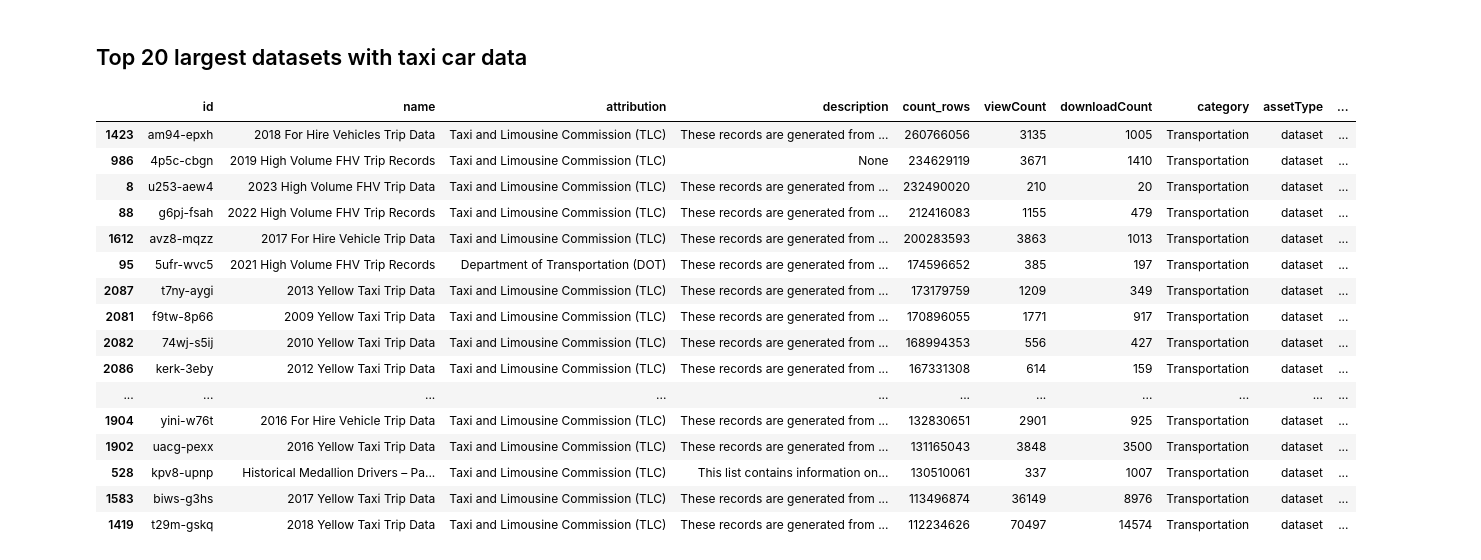
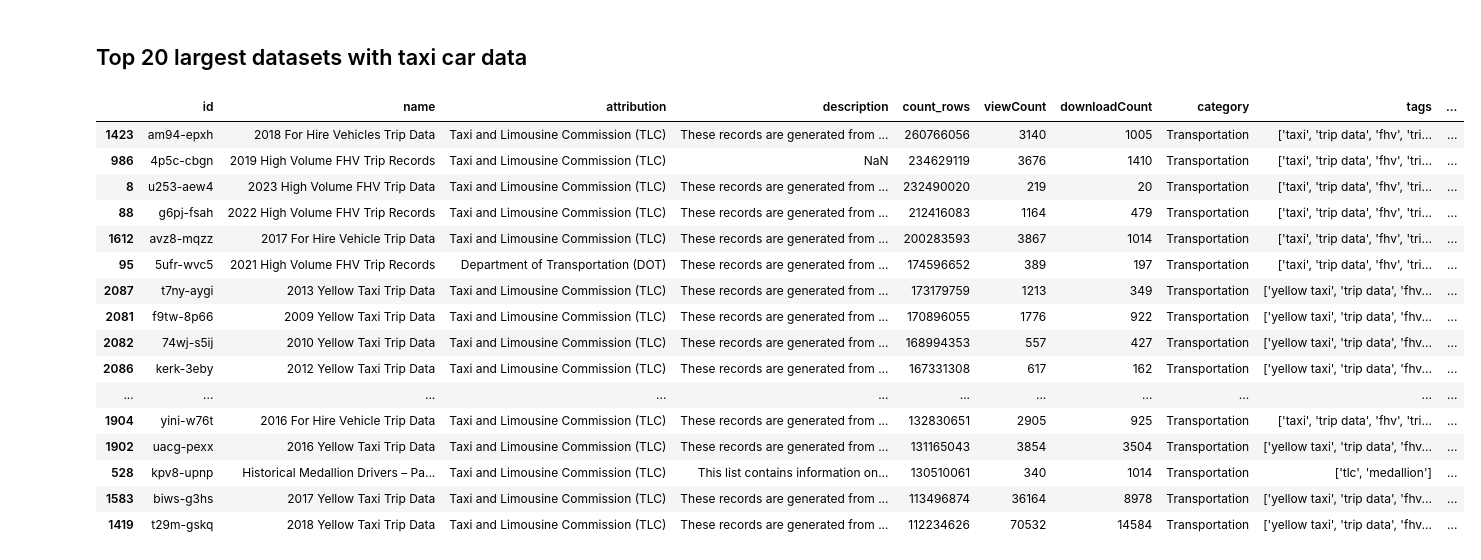
Before and after one commit to mebauer/nyc-open-bigdata, a Jupyter notebook: analysis.ipynb, the cells around one changed output. Drawn from its saved outputs; the diff is of its cells as text; code cells hidden in the pictures.

Commit message:
separate data wrangling from analysis

```diff
--- a/analysis.ipynb
+++ b/analysis.ipynb
@@ -81,0 +22,5 @@ Check row with null `count_rows`.
+# %%
+df = pd.read_csv('data/data.csv')
+
+print(df.shape)
+df.head()
@@ -94,5 +75,0 @@ Skip this dataset for now. However, we should confirm the dataset is functional
-# %%
-# fill null count_rows
-df['count_rows'] = df['count_rows'].fillna(0).astype(int)
-
-df.head()
@@ -531,32 +163,32 @@ taxi_car_data = [
 # %%
 # exclude these strings
 taxi_car_data = [
     'High Volume FHV Trip',
     'For Hire Vehicle',
     'Taxi Trip',
     'Medallion'
 ]
 
-(merged_df
- .loc[merged_df['name'].str.contains('|'.join(taxi_car_data))]
+(df
+ .loc[df['name'].str.contains('|'.join(taxi_car_data))]
  .sort_values(by='count_rows', ascending=False)
  .head(20)
 )
 # %% [output]
-|  | id | name | attribution | description | count_rows | viewCount | downloadCount | category | assetType | ... |
-| 1423 | am94-epxh | 2018 For Hire Vehicles Trip Data | Taxi and Limousine Commission (TLC) | These records are generated from ... | 260766056 | 3135 | 1005 | Transportation | dataset | ... |
-| 986 | 4p5c-cbgn | 2019 High Volume FHV Trip Records | Taxi and Limousine Commission (TLC) | None | 234629119 | 3671 | 1410 | Transportation | dataset | ... |
-| 8 | u253-aew4 | 2023 High Volume FHV Trip Data | Taxi and Limousine Commission (TLC) | These records are generated from ... | 232490020 | 210 | 20 | Transportation | dataset | ... |
-| 88 | g6pj-fsah | 2022 High Volume FHV Trip Records | Taxi and Limousine Commission (TLC) | These records are generated from ... | 212416083 | 1155 | 479 | Transportation | dataset | ... |
-| 1612 | avz8-mqzz | 2017 For Hire Vehicle Trip Data | Taxi and Limousine Commission (TLC) | These records are generated from ... | 200283593 | 3863 | 1013 | Transportation | dataset | ... |
-| 95 | 5ufr-wvc5 | 2021 High Volume FHV Trip Records | Department of Transportation (DOT) | These records are generated from ... | 174596652 | 385 | 197 | Transportation | dataset | ... |
-| 2087 | t7ny-aygi | 2013 Yellow Taxi Trip Data | Taxi and Limousine Commission (TLC) | These records are generated from ... | 173179759 | 1209 | 349 | Transportation | dataset | ... |
-| 2081 | f9tw-8p66 | 2009 Yellow Taxi Trip Data | Taxi and Limousine Commission (TLC) | These records are generated from ... | 170896055 | 1771 | 917 | Transportation | dataset | ... |
-| 2082 | 74wj-s5ij | 2010 Yellow Taxi Trip Data | Taxi and Limousine Commission (TLC) | These records are generated from ... | 168994353 | 556 | 427 | Transportation | dataset | ... |
-| 2086 | kerk-3eby | 2012 Yellow Taxi Trip Data | Taxi and Limousine Commission (TLC) | These records are generated from ... | 167331308 | 614 | 159 | Transportation | dataset | ... |
+|  | id | name | attribution | description | count_rows | viewCount | downloadCount | category | tags | ... |
+| 1423 | am94-epxh | 2018 For Hire Vehicles Trip Data | Taxi and Limousine Commission (TLC) | These records are generated from ... | 260766056 | 3140 | 1005 | Transportation | ['taxi', 'trip data', 'fhv', 'tri... | ... |
+| 986 | 4p5c-cbgn | 2019 High Volume FHV Trip Records | Taxi and Limousine Commission (TLC) | NaN | 234629119 | 3676 | 1410 | Transportation | ['taxi', 'trip data', 'fhv', 'tri... | ... |
+| 8 | u253-aew4 | 2023 High Volume FHV Trip Data | Taxi and Limousine Commission (TLC) | These records are generated from ... | 232490020 | 219 | 20 | Transportation | ['taxi', 'trip data', 'fhv', 'tri... | ... |
+| 88 | g6pj-fsah | 2022 High Volume FHV Trip Records | Taxi and Limousine Commission (TLC) | These records are generated from ... | 212416083 | 1164 | 479 | Transportation | ['taxi', 'trip data', 'fhv', 'tri... | ... |
+| 1612 | avz8-mqzz | 2017 For Hire Vehicle Trip Data | Taxi and Limousine Commission (TLC) | These records are generated from ... | 200283593 | 3867 | 1014 | Transportation | ['taxi', 'trip data', 'fhv', 'tri... | ... |
+| 95 | 5ufr-wvc5 | 2021 High Volume FHV Trip Records | Department of Transportation (DOT) | These records are generated from ... | 174596652 | 389 | 197 | Transportation | ['taxi', 'trip data', 'fhv', 'tri... | ... |
+| 2087 | t7ny-aygi | 2013 Yellow Taxi Trip Data | Taxi and Limousine Commission (TLC) | These records are generated from ... | 173179759 | 1213 | 349 | Transportation | ['yellow taxi', 'trip data', 'fhv... | ... |
+| 2081 | f9tw-8p66 | 2009 Yellow Taxi Trip Data | Taxi and Limousine Commission (TLC) | These records are generated from ... | 170896055 | 1776 | 922 | Transportation | ['yellow taxi', 'trip data', 'fhv... | ... |
+| 2082 | 74wj-s5ij | 2010 Yellow Taxi Trip Data | Taxi and Limousine Commission (TLC) | These records are generated from ... | 168994353 | 557 | 427 | Transportation | ['yellow taxi', 'trip data', 'fhv... | ... |
+| 2086 | kerk-3eby | 2012 Yellow Taxi Trip Data | Taxi and Limousine Commission (TLC) | These records are generated from ... | 167331308 | 617 | 162 | Transportation | ['yellow taxi', 'trip data', 'fhv... | ... |
 | ... | ... | ... | ... | ... | ... | ... | ... | ... | ... | ... |
-| 1904 | yini-w76t | 2016 For Hire Vehicle Trip Data | Taxi and Limousine Commission (TLC) | These records are generated from ... | 132830651 | 2901 | 925 | Transportation | dataset | ... |
-| 1902 | uacg-pexx | 2016 Yellow Taxi Trip Data | Taxi and Limousine Commission (TLC) | These records are generated from ... | 131165043 | 3848 | 3500 | Transportation | dataset | ... |
-| 528 | kpv8-upnp | Historical Medallion Drivers – Pa... | Taxi and Limousine Commission (TLC) | This list contains information on... | 130510061 | 337 | 1007 | Transportation | dataset | ... |
-| 1583 | biws-g3hs | 2017 Yellow Taxi Trip Data | Taxi and Limousine Commission (TLC) | These records are generated from ... | 113496874 | 36149 | 8976 | Transportation | dataset | ... |
-| 1419 | t29m-gskq | 2018 Yellow Taxi Trip Data | Taxi and Limousine Commission (TLC) | These records are generated from ... | 112234626 | 70497 | 14574 | Transportation | dataset | ... |
+| 1904 | yini-w76t | 2016 For Hire Vehicle Trip Data | Taxi and Limousine Commission (TLC) | These records are generated from ... | 132830651 | 2905 | 925 | Transportation | ['taxi', 'trip data', 'fhv', 'tri... | ... |
+| 1902 | uacg-pexx | 2016 Yellow Taxi Trip Data | Taxi and Limousine Commission (TLC) | These records are generated from ... | 131165043 | 3854 | 3504 | Transportation | ['yellow taxi', 'trip data', 'fhv... | ... |
+| 528 | kpv8-upnp | Historical Medallion Drivers – Pa... | Taxi and Limousine Commission (TLC) | This list contains information on... | 130510061 | 340 | 1014 | Transportation | ['tlc', 'medallion'] | ... |
+| 1583 | biws-g3hs | 2017 Yellow Taxi Trip Data | Taxi and Limousine Commission (TLC) | These records are generated from ... | 113496874 | 36164 | 8978 | Transportation | ['yellow taxi', 'trip data', 'fhv... | ... |
+| 1419 | t29m-gskq | 2018 Yellow Taxi Trip Data | Taxi and Limousine Commission (TLC) | These records are generated from ... | 112234626 | 70532 | 14584 | Transportation | ['yellow taxi', 'trip data', 'fhv... | ... |
```
Also changed, not shown: parts of 44 cells of this notebook, 2 other files.
